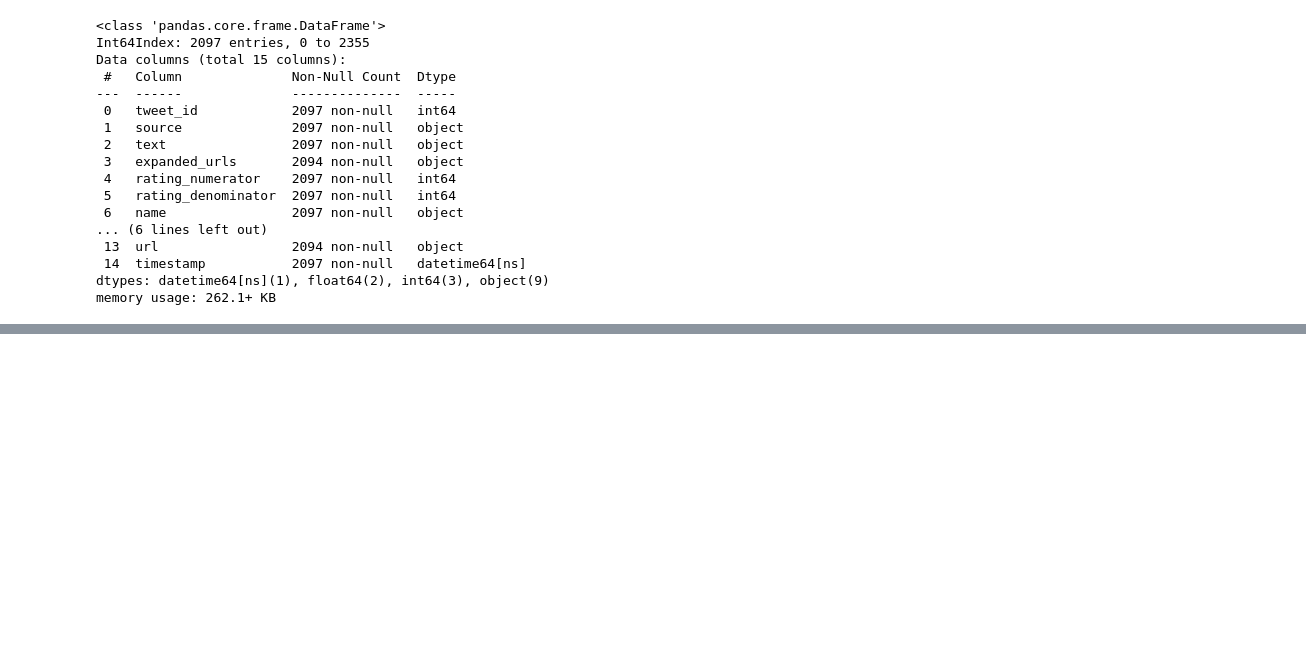
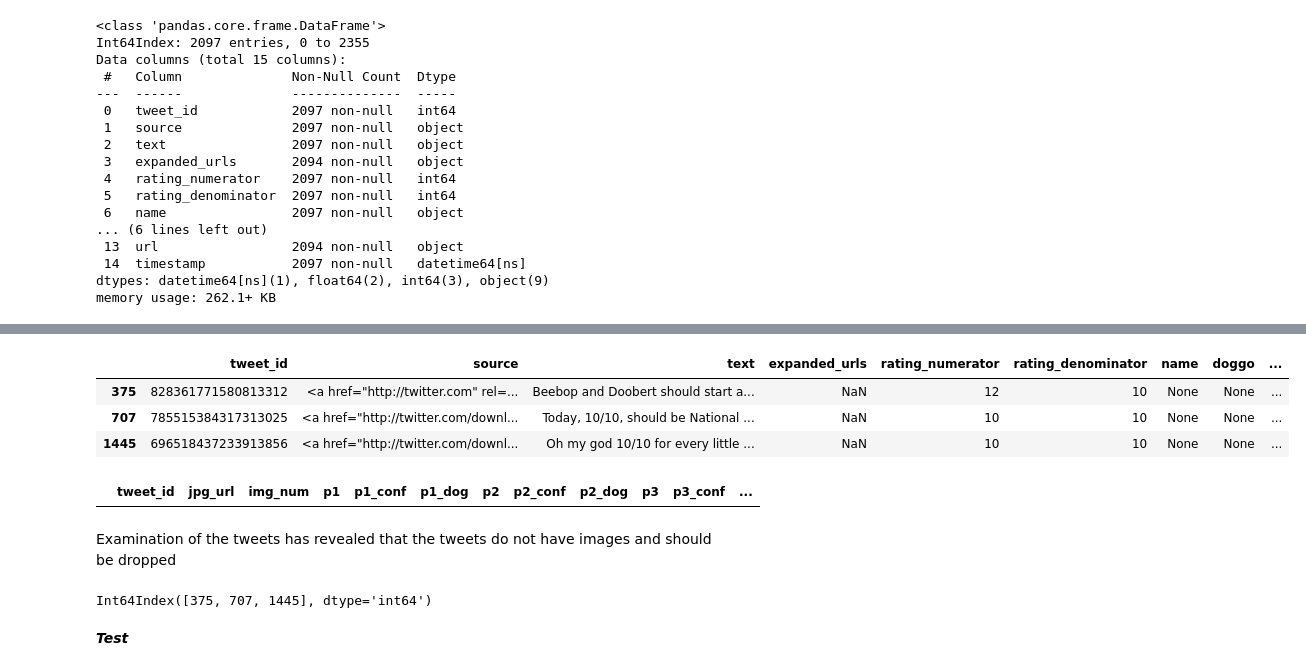
Before and after one commit to Miles-Murphy/data_wrangling_final_project, a Jupyter notebook: wrangle_act.ipynb, the cells around one changed output, grey strips where cells are left out. Saved outputs shown, nothing was run; the diff lists cells and outputs as text; code cells hidden in the pictures; blank space fills up the shorter version.

Commit message:
Identified rows without URLs as rows with no pictures, so they were dropped

```diff
--- a/wrangle_act.ipynb
+++ b/wrangle_act.ipynb
@@ -794,0 +839,20 @@ memory usage: 262.1+ KB
+# %%
+pd.set_option('display.max_colwidth', None)
+# %%
+twitter_archive_clean[twitter_archive_clean['url'].isnull()]
+# %% [output]
+|  | tweet_id | source | text | expanded_urls | rating_numerator | rating_denominator | name | doggo | ... |
+| 375 | 828361771580813312 | <a href="http://twitter.com" rel=... | Beebop and Doobert should start a... | NaN | 12 | 10 | None | None | ... |
+| 707 | 785515384317313025 | <a href="http://twitter.com/downl... | Today, 10/10, should be National ... | NaN | 10 | 10 | None | None | ... |
+| 1445 | 696518437233913856 | <a href="http://twitter.com/downl... | Oh my god 10/10 for every little ... | NaN | 10 | 10 | None | None | ... |
+# %%
+image_predictions_clean.query("tweet_id == '828361771580813312' or tweet_id == '785515384317313025' or tweet_id == '696518437233913856'")
+# %% [output]
+|  | tweet_id | jpg_url | img_num | p1 | p1_conf | p1_dog | p2 | p2_conf | p2_dog | p3 | p3_conf | ... |
+# %% [markdown]
+Examination of the tweets has revealed that the tweets do not have images and should be dropped
+# %%
+indexes =twitter_archive_clean.query("tweet_id == '828361771580813312' or tweet_id == '785515384317313025' or tweet_id == '696518437233913856'").index
+indexes
+# %% [output]
+Int64Index([375, 707, 1445], dtype='int64')
@@ -794,0 +861,2 @@ memory usage: 262.1+ KB
+# %% [markdown]
+<em><b>Test</b></em>
```
Also changed, not shown: parts of 19 cells of this notebook.
